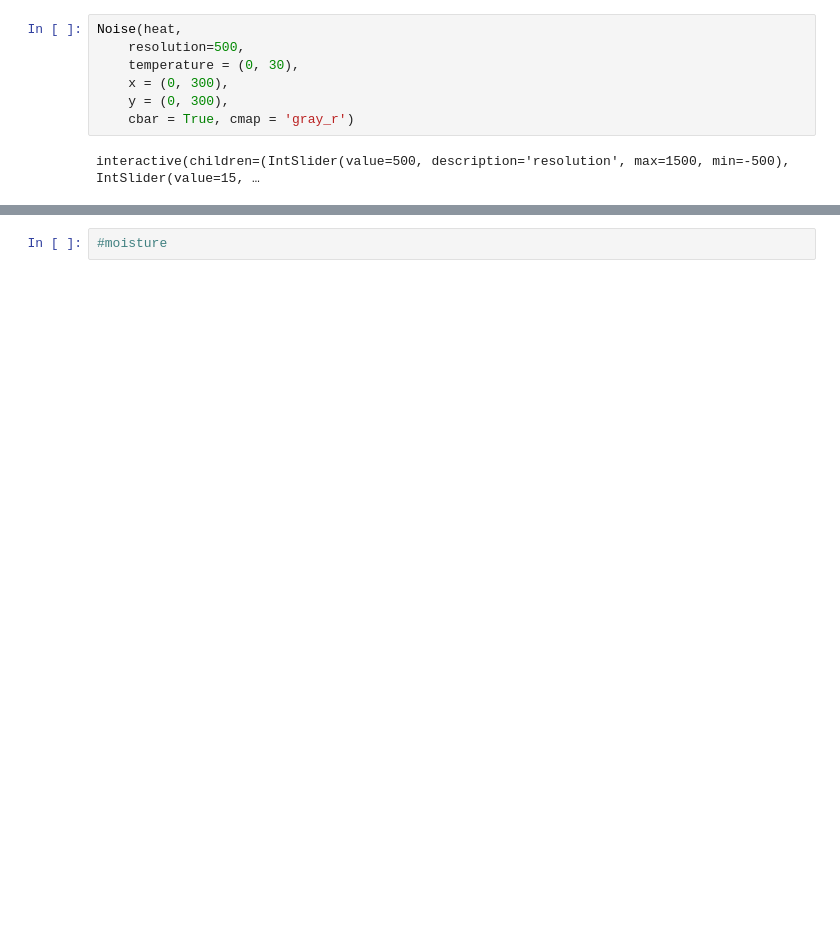
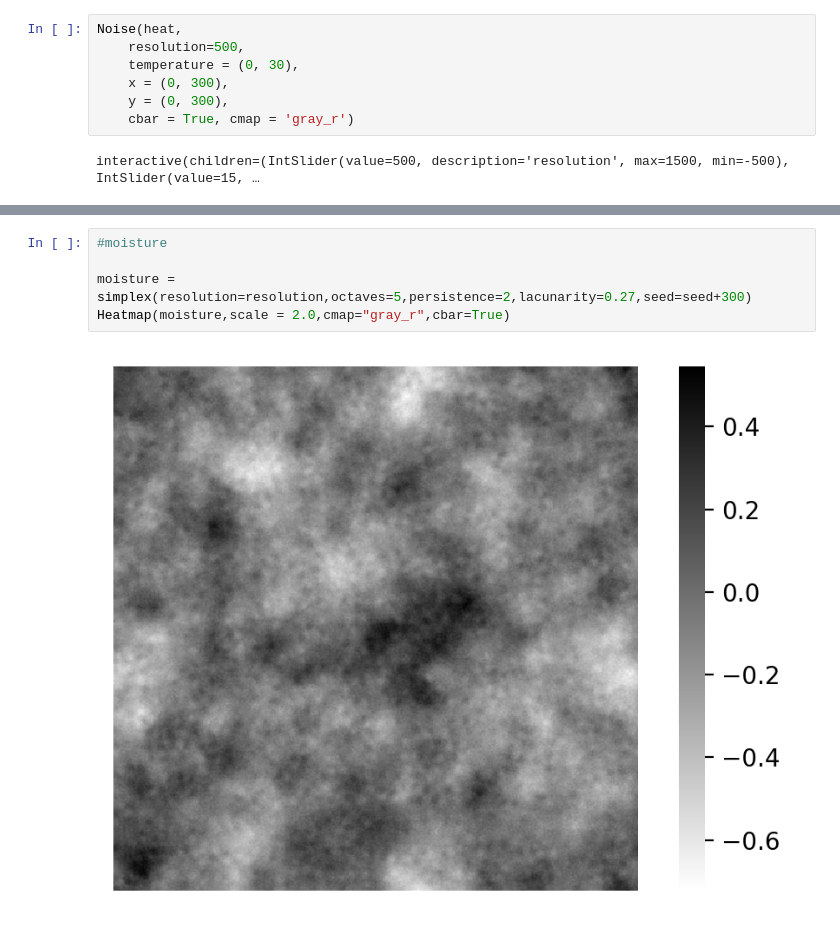
Before and after one commit to Lerqiu/AI4Games-project, a Jupyter notebook: drafts/island_moisture.ipynb, the cells around one changed output, grey strips where cells are left out. Saved outputs shown, nothing was run; the diff lists cells and outputs as text; blank space fills up the shorter version.

```diff
--- a/drafts/island_moisture.ipynb
+++ b/drafts/island_moisture.ipynb
@@ -96,2 +102,7 @@ Heatmap(terainHightMap,scale = 2.0,cmap="gray_r",cbar=True)
-# %%
-#moisture
+# %%
+#moisture
+
+moisture = simplex(resolution=resolution,octaves=5,persistence=2,lacunarity=0.27,seed=seed+300)
+Heatmap(moisture,scale = 2.0,cmap="gray_r",cbar=True)
+# %% [output]
+[figure, added]
```
Also changed, not shown: parts of 6 cells of this notebook.
